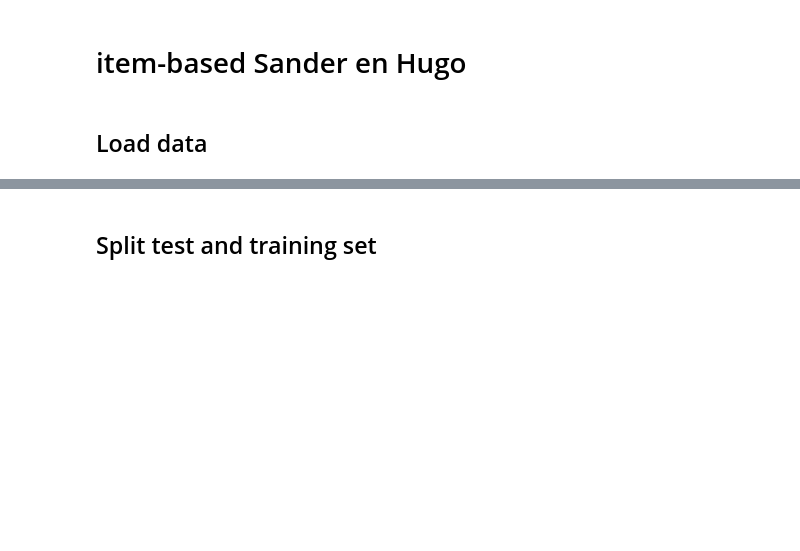
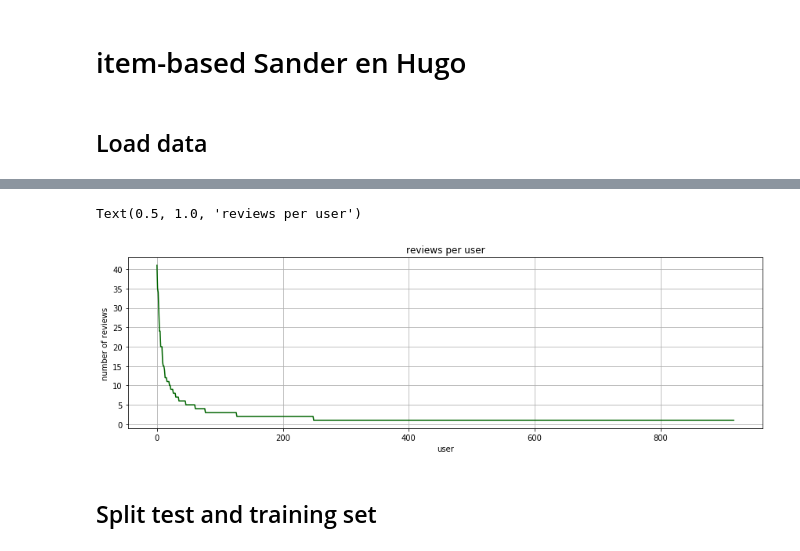
Before and after one commit to UhhBart/ci-yelp, a Jupyter notebook: Item based Filtering V2.ipynb, the cells around one changed output, grey strips where cells are left out. Drawn from its saved outputs; the diff is of its cells as text; code cells hidden in the pictures; blank space fills up the shorter version.

```diff
--- a/Item based Filtering V2.ipynb
+++ b/Item based Filtering V2.ipynb
@@ -33,6 +33,31 @@ display(reviews.head())
 | 2 | 9qRSlEj4Rcd3NXektgI1hA | vu9dmqZiZSm3ijUP-7HmKA | VvZnozdEpjw0e7Dg-kKIxg | 4.0 | 0 | 0 | 0 | Petit restaurant, déco un peu vie... | 2014-10-27 03:10:16 |
 | 3 | KTcqaTj8sHT0zJ0V-p1Kjg | S-t12afI5gGgVWZTV3iQNQ | n2dhdtnOzqeAKSn6s3nQSw | 2.0 | 0 | 0 | 0 | We went there on a friday night, ... | 2017-01-14 21:20:25 |
 | 4 | 22vF44g9TIDsQOpmvVVg6A | _FKhZ0r6uTBNHA_ALWyGqg | KE7cmEKW8IwMFAdmzP72rQ | 1.0 | 1 | 0 | 0 | Pour un restaurant Italien qui pe... | 2015-06-08 19:09:25 |
+# %%
+# Groepeer per movieId
+groups = reviews.groupby("user_id")
+
+# Pak enkel de ratings
+ratings = groups["stars"]
+
+# Bereken hoeveel ratings er zijn
+ratings = ratings.apply(len)
+
+# Maak een figuur aan met daarin 3 subplots
+fig, (ax1) = plt.subplots(ncols=1)
+
+# Geef meer ruimte tussen de subplots
+fig.subplots_adjust(right=2)
+
+# Plot ratings per film op volgorde van aantal ratings
+ax1.plot(list(ratings.sort_values(ascending=False)), color='Darkgreen')
+ax1.grid(True)
+ax1.set_xlabel("user")
+ax1.set_ylabel("number of reviews")
+ax1.set_title("reviews per user")
+# %% [output]
+Text(0.5, 1.0, 'reviews per user')
+[figure, added]
 # %% [markdown]
 ## Split test and training set
 # %%
```
Also changed, not shown: parts of 3 cells of this notebook, 2 other files.
